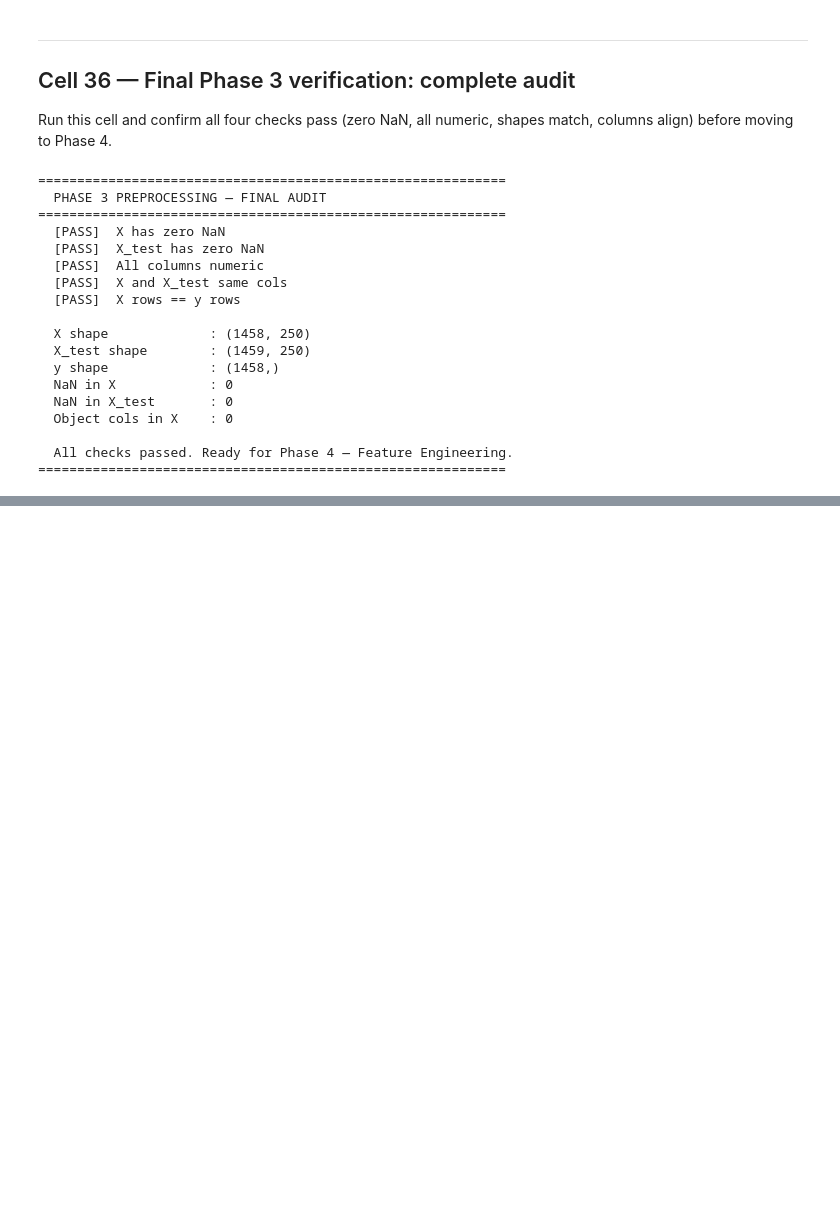
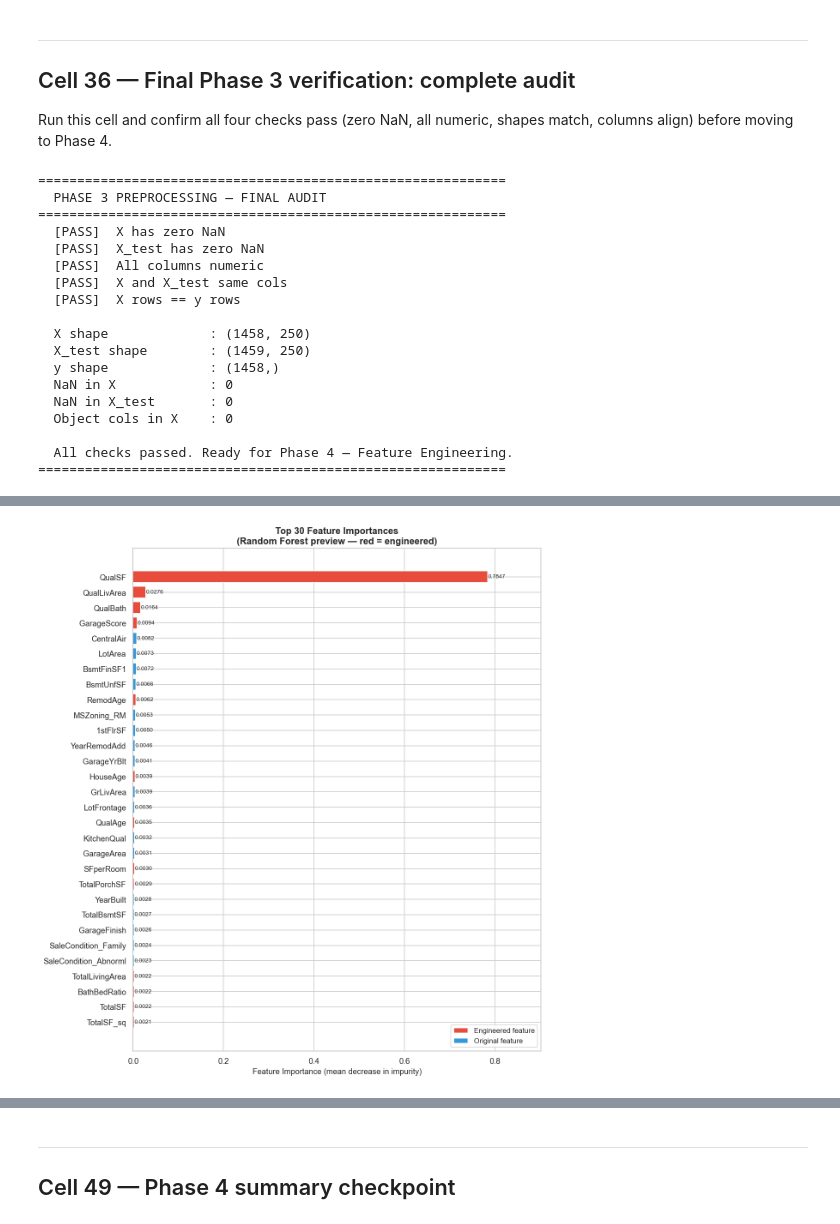
Before and after one commit to mayaankhan09/kaggle-housing-prices, a Jupyter notebook: notebooks/housing_pipeline.ipynb, the cells around one changed output, grey strips where cells are left out. Cells and saved outputs as stored; diff of their text form; code cells hidden in the pictures; blank space fills up the shorter version.

```diff
--- a/notebooks/housing_pipeline.ipynb
+++ b/notebooks/housing_pipeline.ipynb
@@ -1630,0 +2261,20 @@ print('=' * 60)
+# %%
+from sklearn.ensemble import RandomForestRegressor
+
+# Quick RF — not tuned, just for importance ranking
+rf_preview = RandomForestRegressor(
+    n_estimators = 100,
+    max_depth    = 10,
+    random_state = SEED,
+    n_jobs       = -1
+)
+rf_preview.fit(X, y)
+
+# Build importance DataFrame
+importance_df = pd.DataFrame({
+    'feature'   : X.columns,
+    'importance': rf_preview.feature_importances_
+}).sort_values('importance', ascending=False).reset_index(drop=True)
+
+print('Top 25 features by Random Forest importance:')
+print(importance_df.head(25).to_string(index=False))
@@ -1630,0 +2299,56 @@ print('=' * 60)
+# %%
+# ── Feature importance bar chart — top 30
+top_n   = 30
+top_imp = importance_df.head(top_n).sort_values('importance', ascending=True)
+
+# Color-code engineered features differently from original features
+engineered_names = (
+    ['TotalSF', 'TotalLivingArea', 'TotalPorchSF', 'TotalBathrooms'] +
+    ['HouseAge', 'RemodAge', 'GarageAge', 'IsNew', 'WasRemodeled']   +
+    ['HasPool', 'HasGarage', 'HasFireplace', 'HasBasement',
+     'HasPorch', 'Has2ndFloor', 'HasMasVnr']                         +
+    ['QualSF', 'QualLivArea', 'QualAge', 'QualBath',
+     'GarageScore', 'SFperRoom', 'BathBedRatio', 'TotalSF_sq', 'OverallScore']
+)
+
+bar_colors = [
+    '#e74c3c' if feat in engineered_names else '#3498db'
+    for feat in top_imp['feature']
+]
+
+fig, ax = plt.subplots(figsize=(10, 11))
+bars = ax.barh(top_imp['feature'], top_imp['importance'],
+               color=bar_colors, edgecolor='white', height=0.75)
+
+# Value labels
+for bar, val in zip(bars, top_imp['importance']):
+    ax.text(bar.get_width() + 0.0005, bar.get_y() + bar.get_height() / 2,
+            f'{val:.4f}', va='center', ha='left', fontsize=8)
+
+# Legend
+from matplotlib.patches import Patch
+legend_elements = [
+    Patch(facecolor='#e74c3c', label='Engineered feature'),
+    Patch(facecolor='#3498db', label='Original feature'),
+]
+ax.legend(handles=legend_elements, fontsize=10, loc='lower right')
+
+ax.set_xlabel('Feature Importance (mean decrease in impurity)', fontsize=11)
+ax.set_title(f'Top {top_n} Feature Importances\n(Random Forest preview — red = engineered)',
+             fontsize=13, fontweight='bold')
+ax.set_xlim(0, top_imp['importance'].max() * 1.15)
+
+plt.tight_layout()
+plt.savefig('feature_importances_preview.png', bbox_inches='tight', dpi=150)
+plt.show()
+print('Saved: feature_importances_preview.png')
+
+# Report: how many engineered features made the top 30?
+top30_eng = [f for f in top_imp['feature'] if f in engineered_names]
+print(f'\nEngineered features in top {top_n}: {len(top30_eng)}')
+for f in top30_eng:
+    rank = importance_df[importance_df['feature'] == f].index[0] + 1
+    imp  = importance_df.loc[importance_df['feature'] == f, 'importance'].values[0]
+    print(f'  Rank {rank:>3}  {f:<25}  importance: {imp:.5f}')
+# %% [output]
+[figure, added]
@@ -1630,0 +2371,3 @@ print('=' * 60)
+# %% [markdown]
+---
+## Cell 49 — Phase 4 summary checkpoint
```
Also changed, not shown: parts of 88 cells of this notebook, 20 other files.
